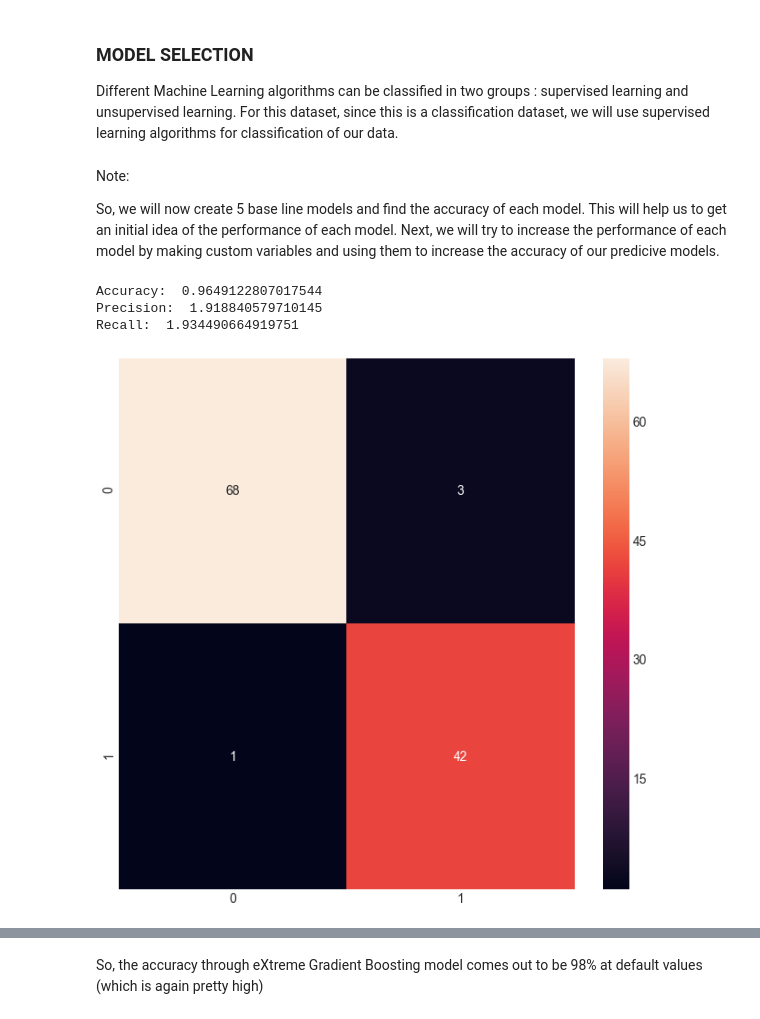
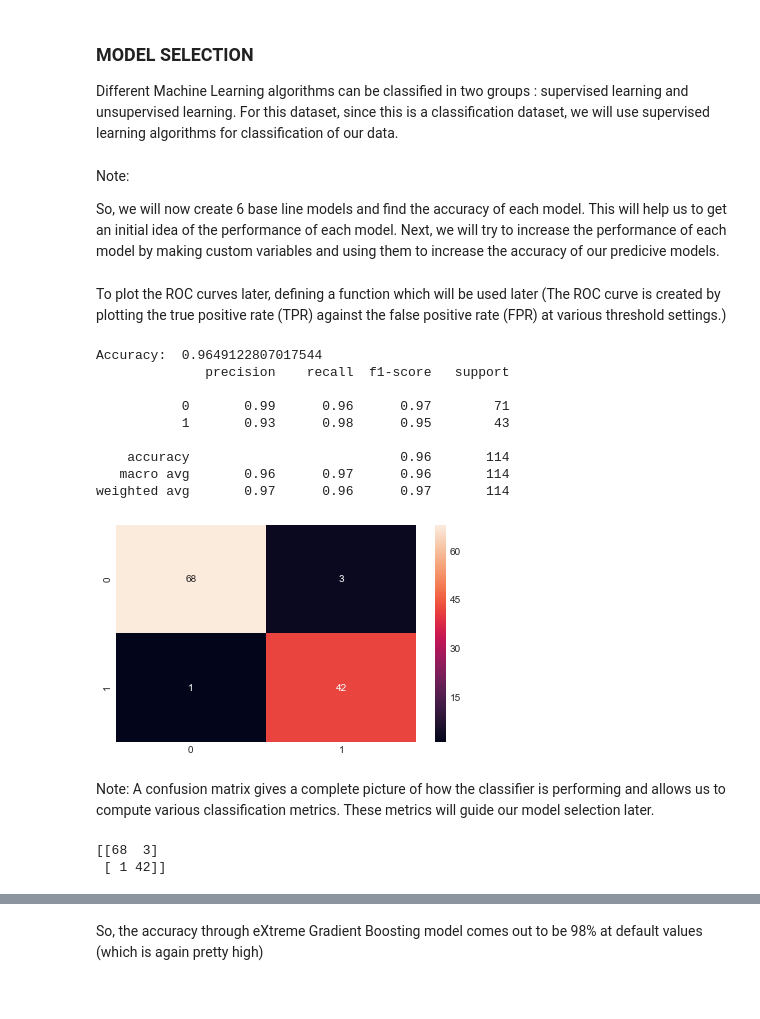
Before and after one commit to shubhramahey/Breast-Cancer-Analysis, a Jupyter notebook: Breast Cancer Analysis.ipynb, the cells around one changed output, grey strips where cells are left out. Cells and saved outputs as stored; diff of their text form; code cells hidden in the pictures.

```diff
--- a/Breast Cancer Analysis.ipynb
+++ b/Breast Cancer Analysis.ipynb
@@ -664,4 +668,6 @@ Different Machine Learning algorithms can be classified in two groups : supervis
 # %% [markdown]
 Note:
 
-So, we will now create 5 base line models and find the accuracy of each model. This will help us to get an initial idea of the performance of each model. Next, we will try to increase the performance of each model by making custom variables and using them to increase the accuracy of our predicive models.
+So, we will now create 6 base line models and find the accuracy of each model. This will help us to get an initial idea of the performance of each model. Next, we will try to increase the performance of each model by making custom variables and using them to increase the accuracy of our predicive models.
+# %% [markdown]
+To plot the ROC curves later, defining a function which will be used later (The ROC curve is created by plotting the true positive rate (TPR) against the false positive rate (FPR) at various threshold settings.)
@@ -668,23 +682,34 @@ So, we will now create 5 base line models and find the accuracy of each model. T
 # %%
 #Using Logistic Regression Classification method with default values
 
 classifier_lr = LogisticRegression(random_state=42)
 classifier_lr = classifier_lr.fit(x_train,y_train)
+y_pred = classifier_lr.predict(x_test)
 
-ac = accuracy_score(y_test,classifier_lr.predict(x_test))
-print('Accuracy: ',ac)
+lr_ac = accuracy_score(y_test,y_pred)
+print('Accuracy: ',lr_ac)
 
-cm = confusion_matrix(y_test,classifier_lr.predict(x_test))
+cm = confusion_matrix(y_test,y_pred)
 sns.heatmap(cm,annot=True,fmt="d")
 
-true_pos = np.diag(cm)
-precision = np.sum(true_pos / np.sum(cm, axis=0))
-recall = np.sum(true_pos / np.sum(cm, axis=1))
-
-print('Precision: ',precision)
-print('Recall: ',recall)
+#evaluating the model using other performance metrics
+print(classification_report(y_test, y_pred))
 # %% [output]
 Accuracy:  0.9649122807017544
-Precision:  1.918840579710145
-Recall:  1.934490664919751
+              precision    recall  f1-score   support
+
+           0       0.99      0.96      0.97        71
+           1       0.93      0.98      0.95        43
+
+    accuracy                           0.96       114
+   macro avg       0.96      0.97      0.96       114
+weighted avg       0.97      0.96      0.97       114
-[figure, old version]
+[figure, new version]
+# %% [markdown]
+Note:
+A confusion matrix gives a complete picture of how the classifier is performing and allows us to compute various classification metrics. These metrics will guide our model selection later.
+# %%
+print(cm)
+# %% [output]
+[[68  3]
+ [ 1 42]]
```
Also changed, not shown: parts of 55 cells of this notebook.
